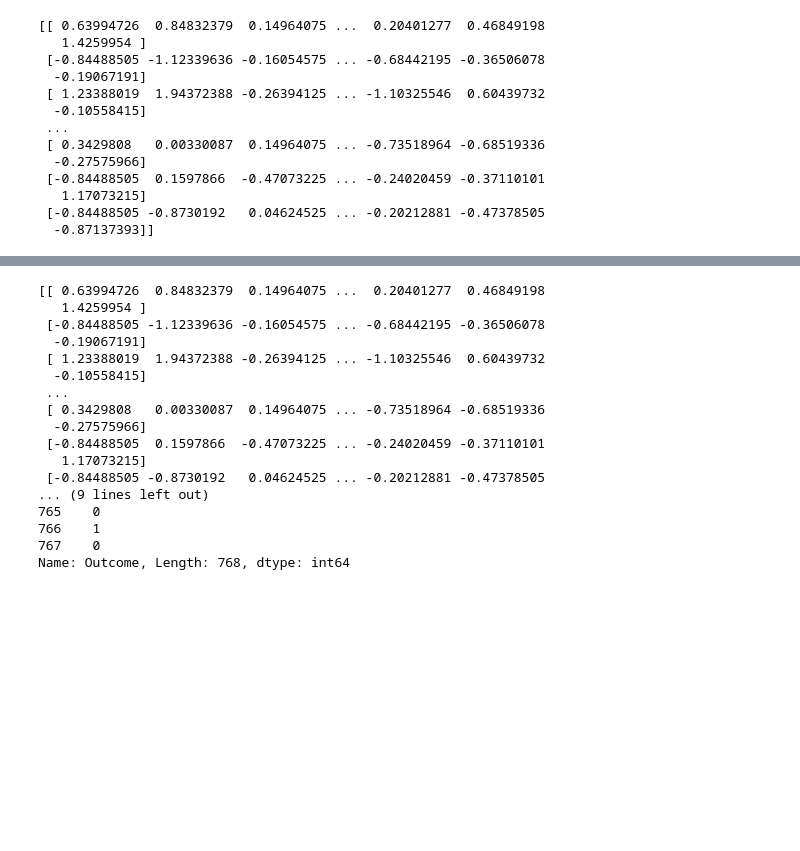
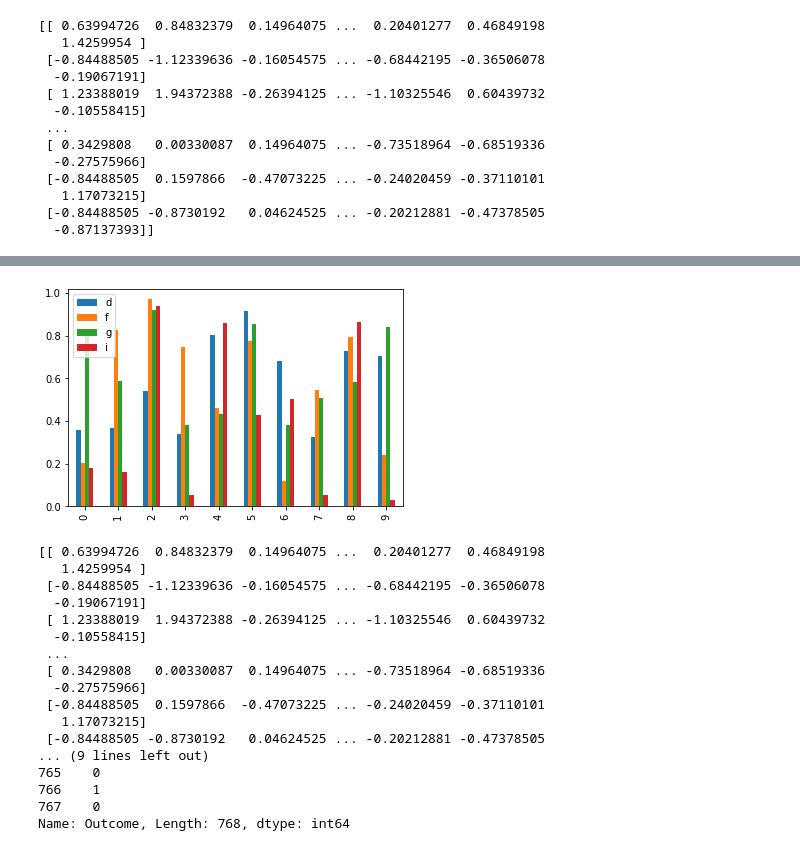
Before and after one commit to TVHM/Microcradentials_Business, a Jupyter notebook: Group_7_mcphearson__diabetes_miniproject_.ipynb, the cells around one changed output, grey strips where cells are left out. Cells and saved outputs as stored; diff of their text form; code cells hidden in the pictures; blank space fills up the shorter version.

```diff
--- a/Group_7_mcphearson__diabetes_miniproject_.ipynb
+++ b/Group_7_mcphearson__diabetes_miniproject_.ipynb
@@ -277,3 +286,9 @@ Y = konstrnt_stud['Outcome']
+# %%
+
+dataset = df2 = pd.DataFrame(np.random.rand(10, 4), columns=['d', 'f', 'g', 'i'])
+df2.plot.bar();
+# %% [output]
+[figure, added]
 # %%
 print(X)
 print(Y)
```
Also changed, not shown: parts of 23 cells of this notebook.
